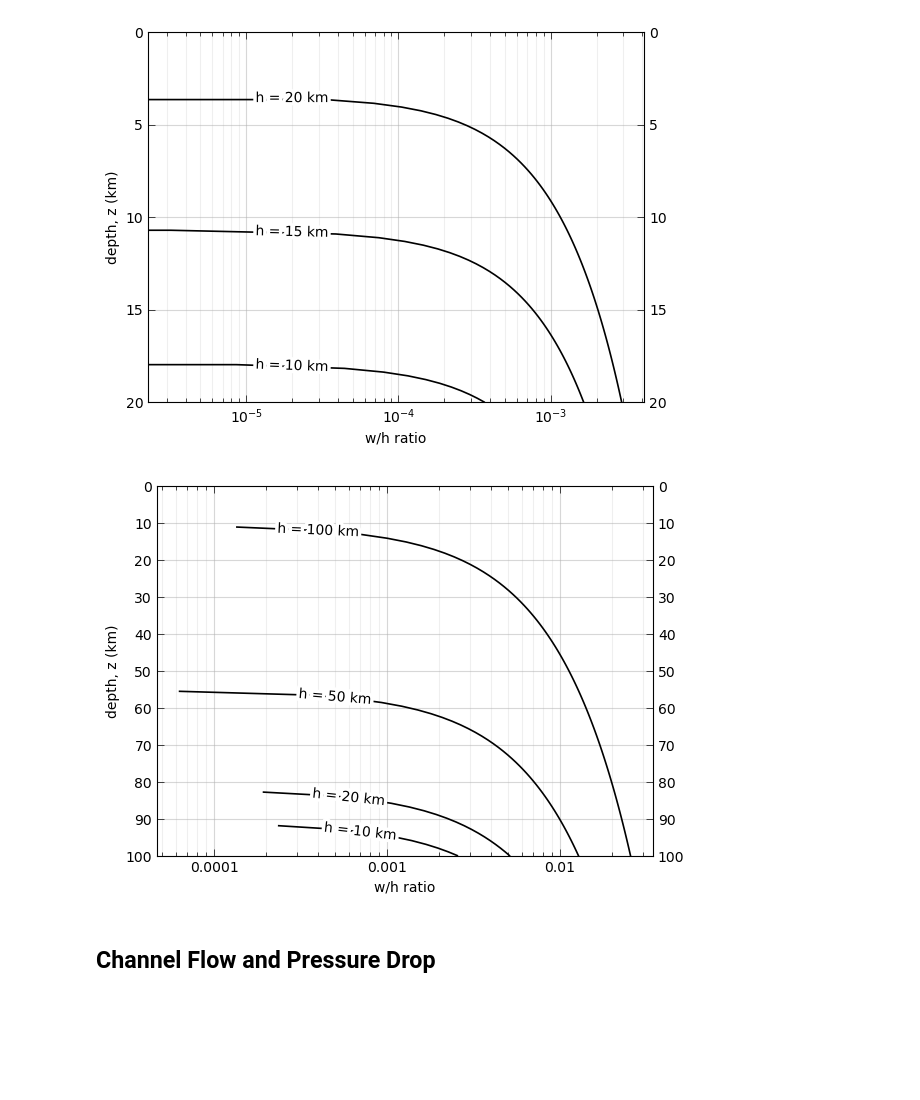
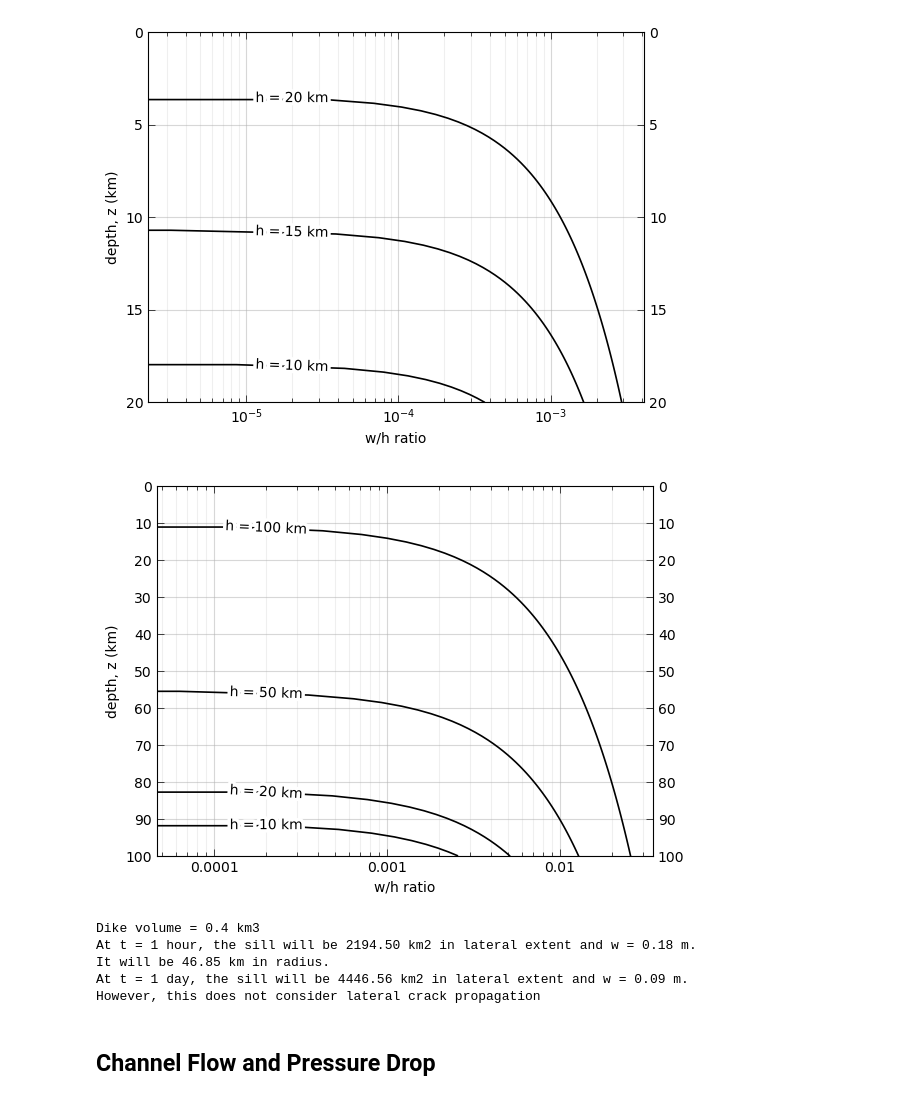
Before and after one commit to CottomR-et-al/Europa-ice-ocean-exchange, a Jupyter notebook: F25_Dikes_Europa.ipynb, the cells around one changed output. Saved outputs shown, nothing was run; the diff lists cells and outputs as text; code cells hidden in the pictures; blank space fills up the shorter version.

Commit message:
Sill volume and extent considering fluid paramets, not lateral crack propagation

```diff
--- a/F25_Dikes_Europa.ipynb
+++ b/F25_Dikes_Europa.ipynb
@@ -732,38 +714,64 @@ plt.figure()
 
 depths = [0, 10e3, 20e3, 50e3, 100e3]
 depth = np.linspace(0, 100e3, 100)
 
 for i in range(len(depths)):
     P0 = rhoi * g * depths[i]
     height = max_depth - depth
     Pf = P0 - rhow * g * height
     sig_x = nu / (1 - nu) * (depth)
     wxh = (Pf - sig_x) / (G / (1 - nu))
 
-    mask = wxh > 0
-    if np.any(mask):
-        plt.semilogx(wxh[mask], depth[mask]/1e3, color='black', lw=1.2, label=rf'h = {depths[i]/1e3:.0f} km')
+    plt.semilogx(wxh, depth/1e3, color='black', lw=1.2, label=rf'h = {depths[i]/1e3:.0f} km')
 
 ax = plt.gca()
 lines = ax.get_lines()
 if lines:
-    labelLines(lines, xvals=[7e-4, 6e-4, 5e-4, 4e-4], align=True, fontsize=10, color='black')
+    labelLines(lines, xvals=[2e-4], align=True, fontsize=10, color='black')
 ax = plt.gca()
 ax.yaxis.set_major_formatter(StrMethodFormatter('{x:g}'))
 ax.xaxis.set_major_formatter(StrMethodFormatter('{x:g}'))
 plt.ylabel('depth, z (km)')
 plt.xlabel('w/h ratio')
 plt.ylim(0, 100)
 # plt.xlim(1e-4,)
 ax.tick_params(which='major', length=5, width=0.5, direction='in', top=True, right=True, labelright=True)
 ax.tick_params(which='minor', length=3, width=0.5, direction='in', top=True, right=True)
 ax.yaxis.set_major_locator(FixedLocator(np.arange(0, 110, 10)))
 ax.yaxis.set_minor_formatter(NullFormatter())
 ax.grid(which='major', alpha=0.5)
 ax.grid(which='minor', alpha=0.2)
 ax.invert_yaxis()
+
+##### h: ice shell thickness
 # %% [output]
-[figure, old version]
+[figure, new version]
+# %%
+# Dimensions for a sill given by Lister & Kerr, balance of elastic and viscous pressures
+
+# for a dike of height h, width w, and breadth b, volume is
+# also, if a dike has aspect ratio w/h, then
+h = 20e3
+wxh = 1e-3
+w = wxh * h
+b = 1e3
+V = b * w * h
+t = np.linspace(1, 60*60*24, 25) # up to a day
+# for axisymmetric sill
+l = (V**3 * m * t / eta_w)**(1/9)
+w = ( V**3 * eta_w**2 / (m * t)**2 )**(1/9)
+
+print(fr"Dike volume = {V/1e9} km3")
+print(fr"At t = 1 hour, the sill will be {(l[1])**2/1e6:.2f} km2 in lateral extent and w = {w[1]:.2f} m.")
+print(fr"It will be {l[1]/1e3:.2f} km in radius.")
+print(fr"At t = 1 day, the sill will be {(l[-1])**2/1e6:.2f} km2 in lateral extent and w = {w[-1]:.2f} m.")
+print(fr"However, this does not consider lateral crack propagation.")
+# %% [output]
+Dike volume = 0.4 km3
+At t = 1 hour, the sill will be 2194.50 km2 in lateral extent and w = 0.18 m.
+It will be 46.85 km in radius.
+At t = 1 day, the sill will be 4446.56 km2 in lateral extent and w = 0.09 m.
+However, this does not consider lateral crack propagation
 # %% [markdown]
 ## Channel Flow and Pressure Drop
 # %%
```
Also changed, not shown: parts of 3 cells of this notebook.
